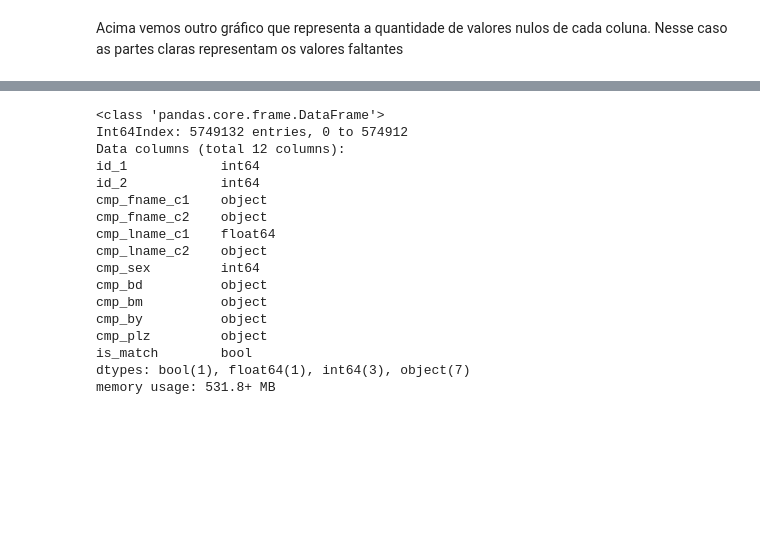
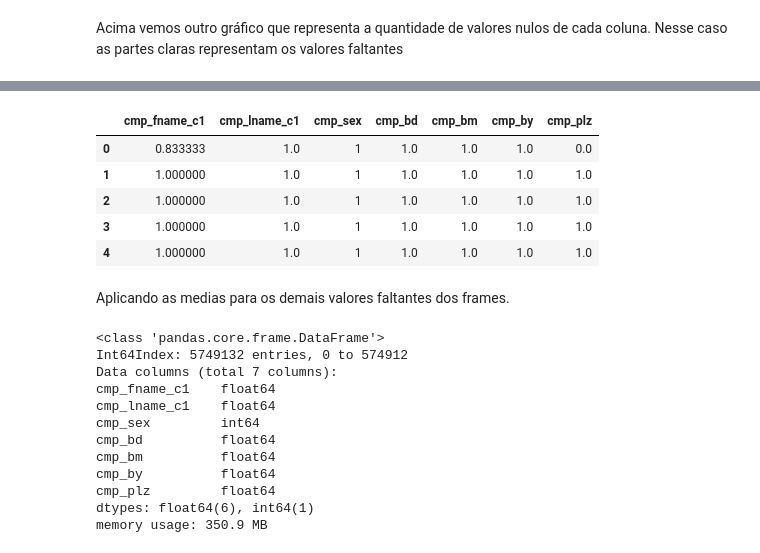
Before and after one commit to SkyNetRecruits/record_linkage_comparison_patterns_data_set, a Jupyter notebook: pre_processing.ipynb, the cells around one changed output, grey strips where cells are left out. Drawn from its saved outputs; the diff is of its cells as text; code cells hidden in the pictures; blank space fills up the shorter version.

```diff
--- a/pre_processing.ipynb
+++ b/pre_processing.ipynb
@@ -80 +79,13 @@ dos valores nulos para a media dos valores da coluna.
+# %%
+frame.drop(['cmp_fname_c2','cmp_lname_c2'],axis=1,inplace=True)
+frame.head()
+# %% [output]
+|  | cmp_fname_c1 | cmp_lname_c1 | cmp_sex | cmp_bd | cmp_bm | cmp_by | cmp_plz |
+| 0 | 0.833333 | 1.0 | 1 | 1.0 | 1.0 | 1.0 | 0.0 |
+| 1 | 1.000000 | 1.0 | 1 | 1.0 | 1.0 | 1.0 | 1.0 |
+| 2 | 1.000000 | 1.0 | 1 | 1.0 | 1.0 | 1.0 | 1.0 |
+| 3 | 1.000000 | 1.0 | 1 | 1.0 | 1.0 | 1.0 | 1.0 |
+| 4 | 1.000000 | 1.0 | 1 | 1.0 | 1.0 | 1.0 | 1.0 |
+# %% [markdown]
+Aplicando as medias para os demais valores faltantes dos frames.
 # %%
@@ -97,18 +108,13 @@ frame.info()
 # %% [output]
 <class 'pandas.core.frame.DataFrame'>
 Int64Index: 5749132 entries, 0 to 574912
-Data columns (total 12 columns):
-id_1            int64
-id_2            int64
-cmp_fname_c1    object
-cmp_fname_c2    object
+Data columns (total 7 columns):
+cmp_fname_c1    float64
 cmp_lname_c1    float64
-cmp_lname_c2    object
 cmp_sex         int64
-cmp_bd          object
-cmp_bm          object
-cmp_by          object
-cmp_plz         object
-is_match        bool
-dtypes: bool(1), float64(1), int64(3), object(7)
-memory usage: 531.8+ MB
+cmp_bd          float64
+cmp_bm          float64
+cmp_by          float64
+cmp_plz         float64
+dtypes: float64(6), int64(1)
+memory usage: 350.9 MB
```
Also changed, not shown: parts of 19 cells of this notebook.
